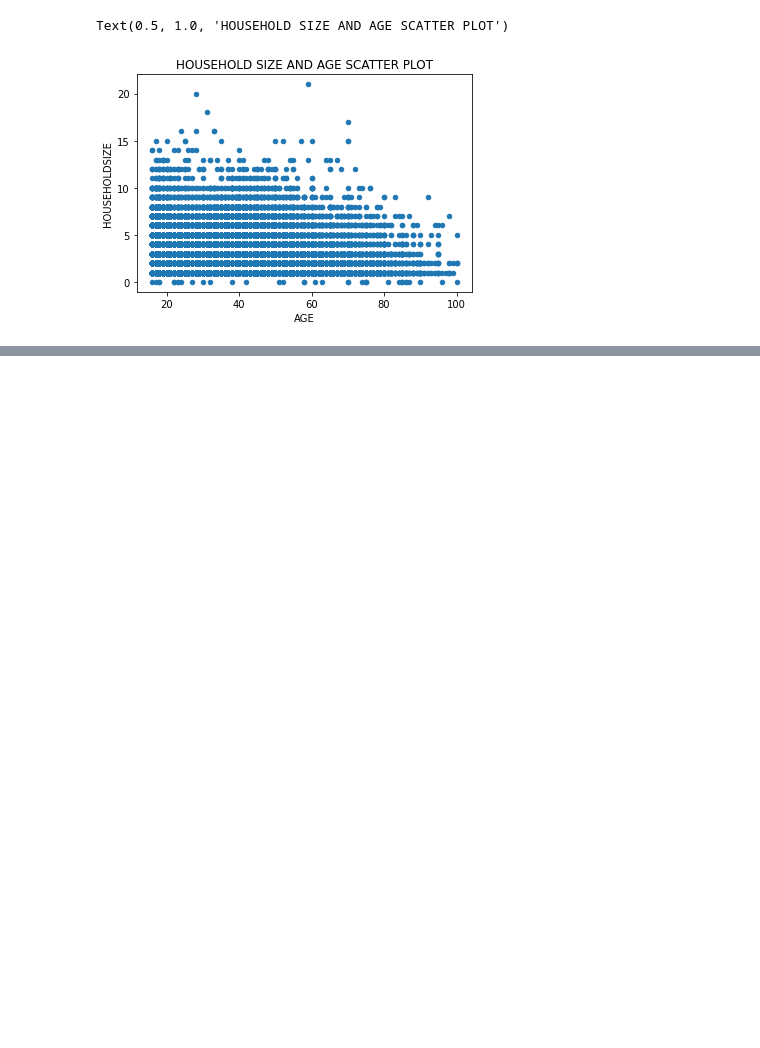
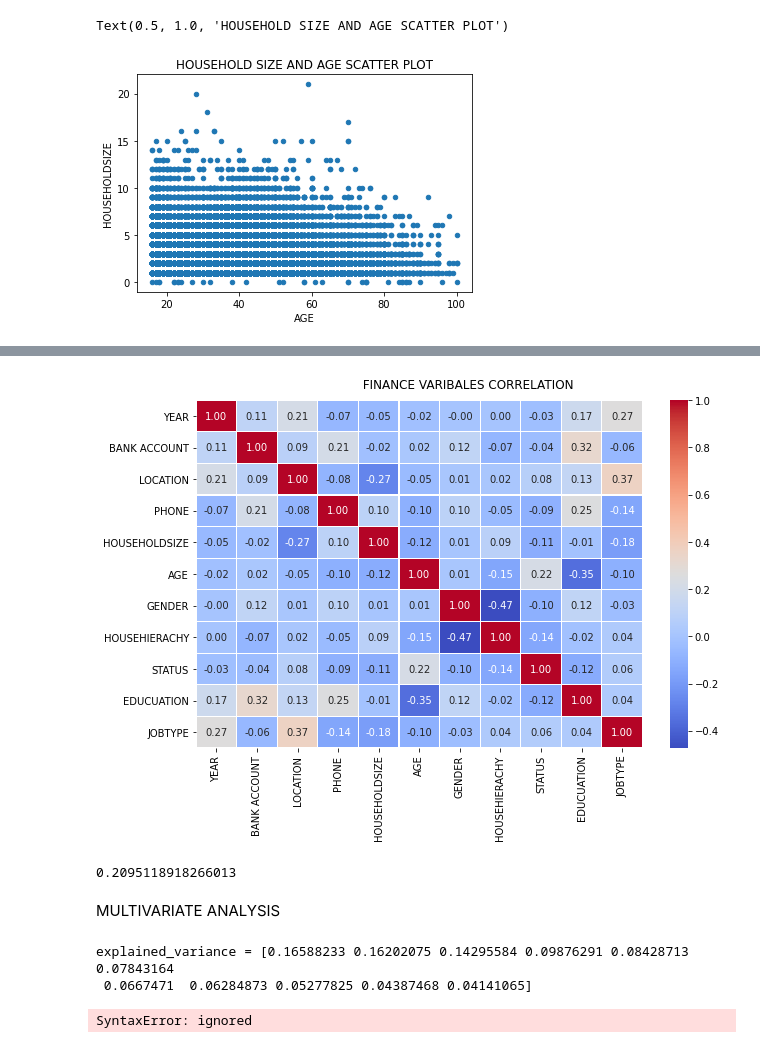
Before and after one commit to Kevinsamuelgitau/COVID-19, a Jupyter notebook: Moringa_Data_Science_Core_W2_Independent_Project_2020_05_Samuel_Gitau.ipynb, the cells around one changed output, grey strips where cells are left out. Saved outputs shown, nothing was run; the diff lists cells and outputs as text; code cells hidden in the pictures; blank space fills up the shorter version.

```diff
--- a/Moringa_Data_Science_Core_W2_Independent_Project_2020_05_Samuel_Gitau.ipynb
+++ b/Moringa_Data_Science_Core_W2_Independent_Project_2020_05_Samuel_Gitau.ipynb
@@ -447,0 +486,21 @@ Text(0.5, 1.0, 'HOUSEHOLD SIZE AND AGE SCATTER PLOT')
+# %%
+#To convert categorical data To numerical
+df = finances
+
+from sklearn.preprocessing import LabelEncoder
+Encoder = LabelEncoder()
+
+df['BANK ACCOUNT']= Encoder.fit_transform(df['BANK ACCOUNT'])
+df['PHONE']= Encoder.fit_transform(df['PHONE'])
+df['HOUSEHOLDSIZE']= Encoder.fit_transform(df['HOUSEHOLDSIZE'])
+df['AGE']= Encoder.fit_transform(df['AGE'])
+df['GENDER']= Encoder.fit_transform(df['GENDER'])
+df['HOUSEHIERACHY']= Encoder.fit_transform(df['HOUSEHIERACHY'])
+df['STATUS']= Encoder.fit_transform(df['STATUS'])
+df['EDUCUATION']= Encoder.fit_transform(df['EDUCUATION'])
+df['LOCATION']= Encoder.fit_transform(df['LOCATION'])
+df['JOBTYPE']= Encoder.fit_transform(df['JOBTYPE'])
+
+
+# and to confirm
+df.nunique()
@@ -447,0 +521,59 @@ Text(0.5, 1.0, 'HOUSEHOLD SIZE AND AGE SCATTER PLOT')
+# %%
+# To visualize correlation between factors
+f , ax = plt.subplots(figsize = (10,6))
+corr = df.corr()
+cor = sns.heatmap(corr, annot = True, ax =ax , cmap = "coolwarm", fmt = '.2f',linewidths= .05)
+f.subplots_adjust(top =0.93)
+t = f.suptitle(' FINANCE VARIBALES CORRELATION')
+# %% [output]
+[figure, added]
+# %%
+# for Pearsons Coefficient
+persons_phone = df['BANK ACCOUNT'].corr(df['PHONE'], method='pearson')
+print(persons_phone)
+# The data has moderately positive correlation
+# %% [output]
+0.2095118918266013
+# %% [markdown]
+MULTIVARIATE ANALYSIS
+# %%
+
+# Data reduction
+
+x= df.drop('COUNTRY',1)
+y = df['COUNTRY']
+
+
+# to split data into training sets and test sets
+from sklearn.model_selection import train_test_split
+x_train,x_test,y_train,y_test = train_test_split(x,y, test_size = 0.2,random_state = 0)
+
+#Normalizing data
+from sklearn.preprocessing import StandardScaler
+sc = StandardScaler()
+x_train = sc.fit_transform(x_train)
+x_test = sc.transform(x_test)
+
+#applying PCA
+from sklearn.decomposition import PCA
+pca = PCA()
+x_train = pca.fit_transform(x_train)
+x_test = pca.transform(x_test)
+
+#Expalined varience Ratio
+explained_variance = pca.explained_variance_ratio_
+print('explained_variance =',explained_variance)
+
+#Using principal component
+pca = PCA(n_components=1)
+Xtrain = pca.fit_transform(x_train)
+x_test = pca.transform(x_test)
+# %% [output]
+explained_variance = [0.16588233 0.16202075 0.14295584 0.09876291 0.08428713 0.07843164
+ 0.0667471  0.06284873 0.05277825 0.04387468 0.04141065]
+# %%
+#Training and Making Predictions
+from sklearn.ensemble import RandomForestClassifier
+Classifier = RandomForestClassifier(max_depth = 2, random_state -0)
+# %% [output]
+SyntaxError: ignored
```
Also changed, not shown: parts of 4 cells of this notebook.
